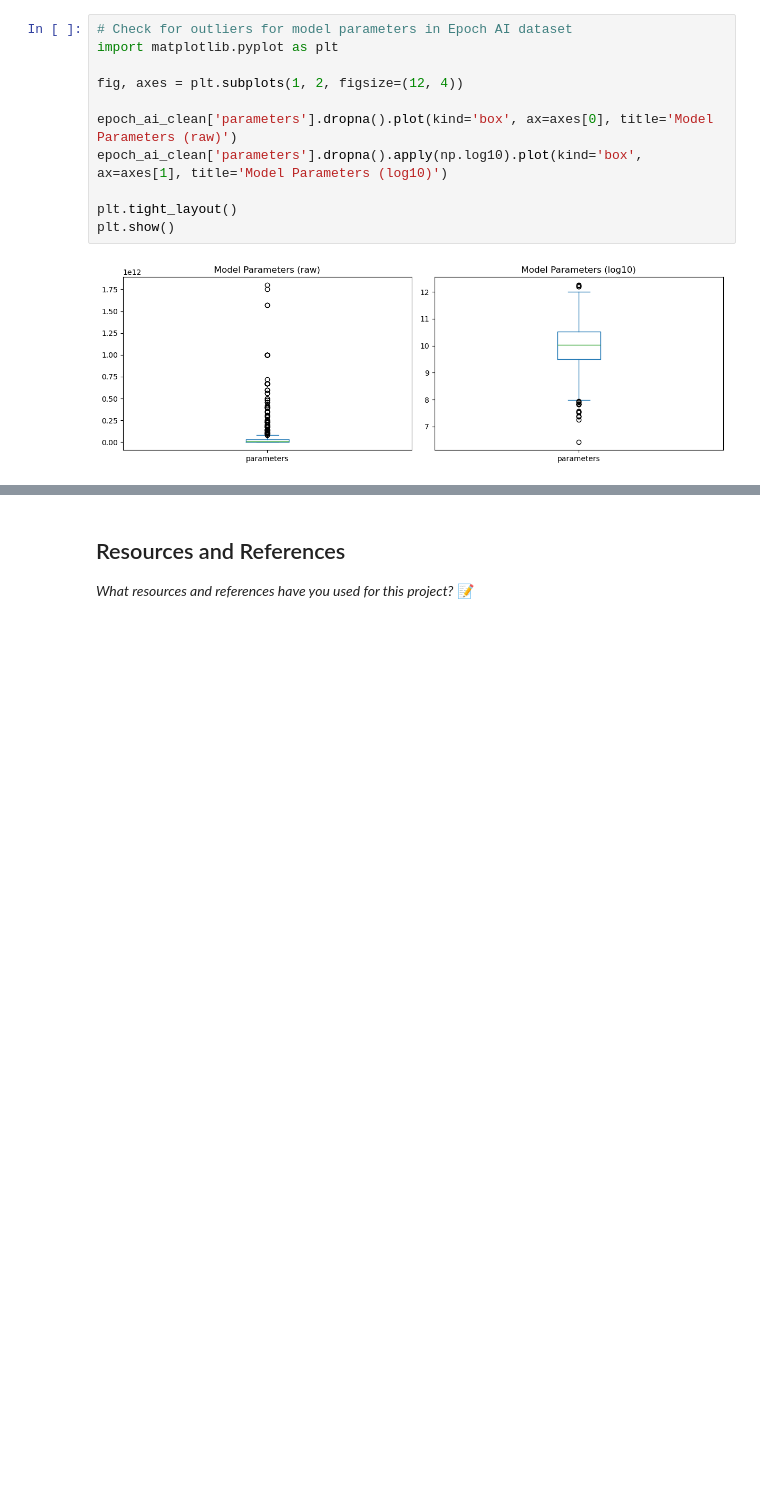
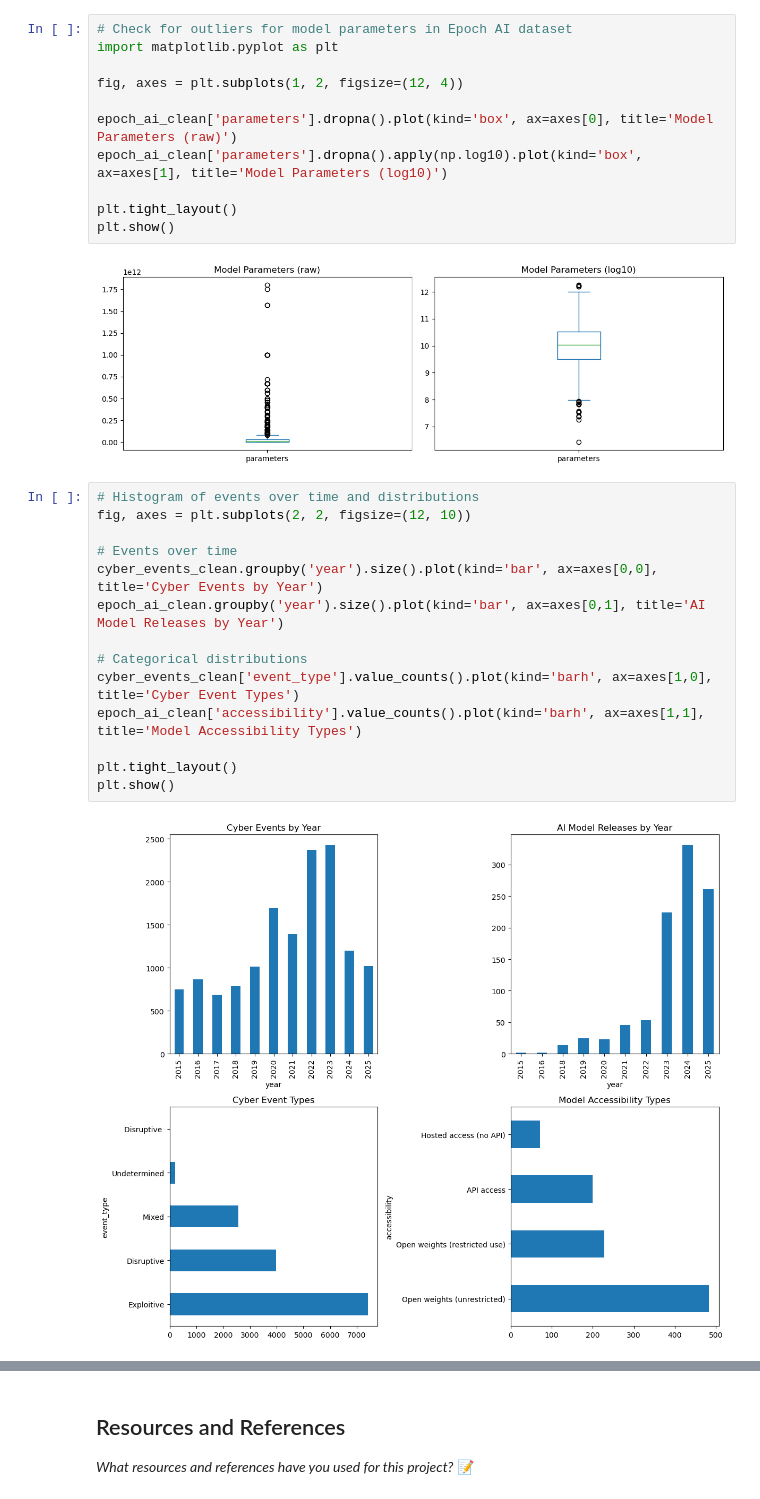
Before and after one commit to IT4063C001-Fall2025/final-project-sethpa, a Jupyter notebook: source.ipynb, the cells around one changed output, grey strips where cells are left out. Drawn from its saved outputs; the diff is of its cells as text; blank space fills up the shorter version.

```diff
--- a/source.ipynb
+++ b/source.ipynb
@@ -760,3 +760,19 @@ plt.tight_layout()
 plt.show()
 # %% [output]
 [figure]
+# %%
+# Histogram of events over time and distributions
+fig, axes = plt.subplots(2, 2, figsize=(12, 10))
+
+# Events over time
+cyber_events_clean.groupby('year').size().plot(kind='bar', ax=axes[0,0], title='Cyber Events by Year')
+epoch_ai_clean.groupby('year').size().plot(kind='bar', ax=axes[0,1], title='AI Model Releases by Year')
+
+# Categorical distributions
+cyber_events_clean['event_type'].value_counts().plot(kind='barh', ax=axes[1,0], title='Cyber Event Types')
+epoch_ai_clean['accessibility'].value_counts().plot(kind='barh', ax=axes[1,1], title='Model Accessibility Types')
+
+plt.tight_layout()
+plt.show()
+# %% [output]
+[figure, added]
```
Also changed, not shown: parts of 1 cell of this notebook.
